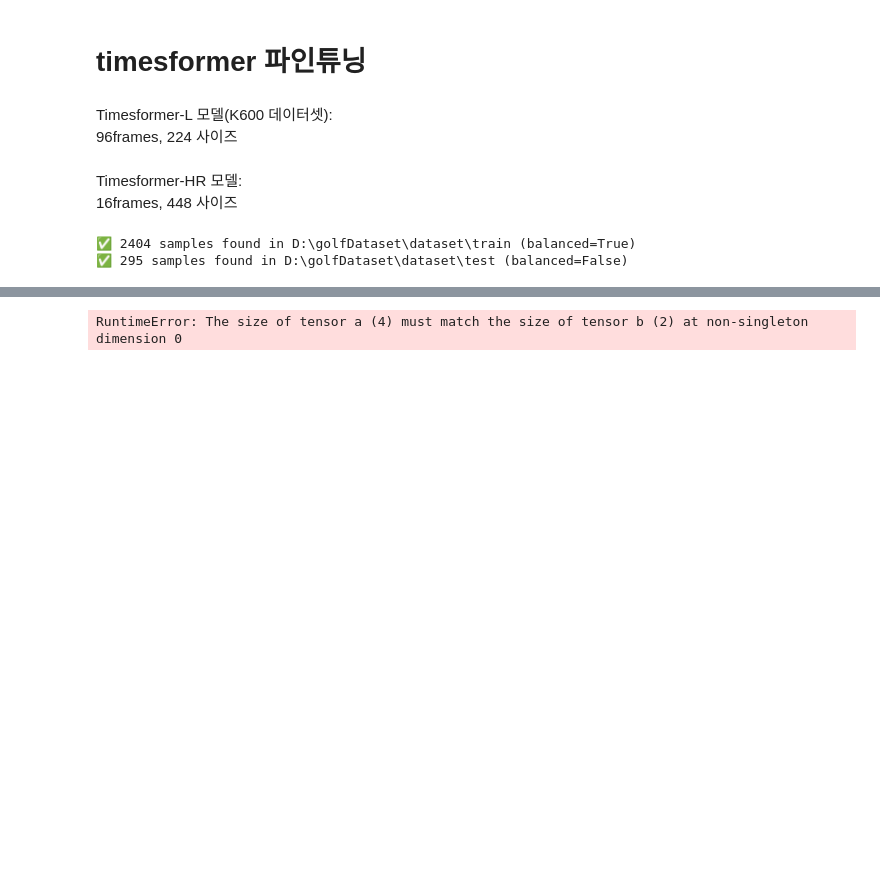
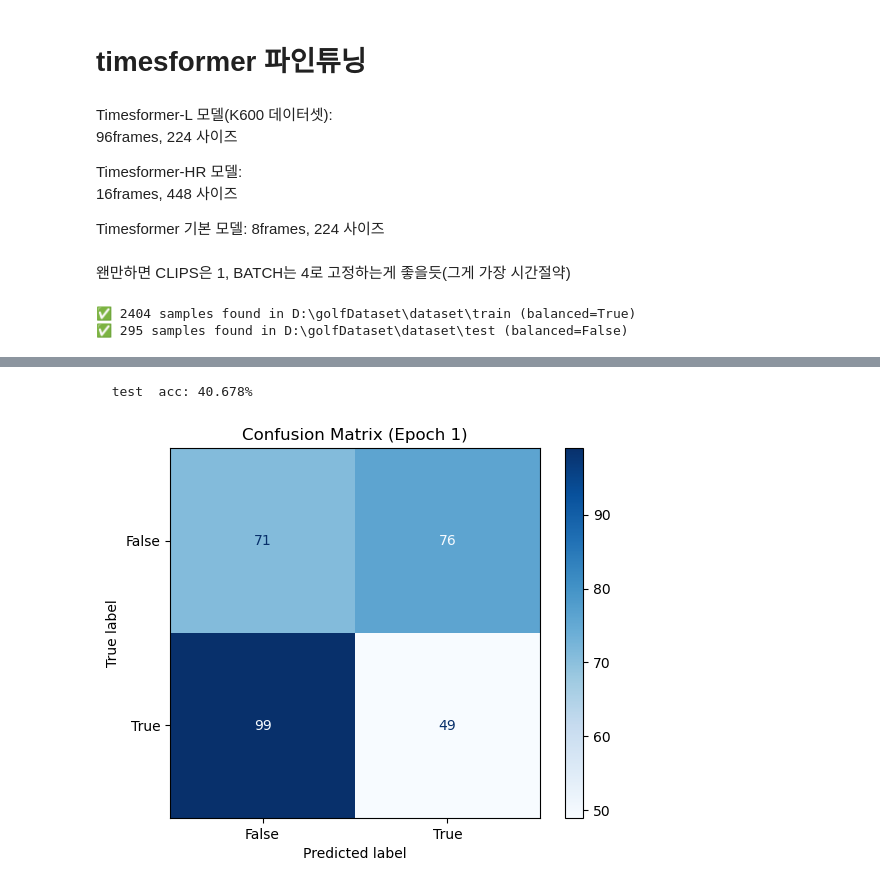
Before and after one commit to drmoon-1st/Jabez, a Jupyter notebook: golf/Timesformer_finetune/timesformer_finetune.ipynb, the cells around one changed output, grey strips where cells are left out. Cells and saved outputs as stored; diff of their text form; code cells hidden in the pictures; blank space fills up the shorter version.

```diff
--- a/golf/Timesformer_finetune/timesformer_finetune.ipynb
+++ b/golf/Timesformer_finetune/timesformer_finetune.ipynb
@@ -3,9 +3,14 @@
 # %% [markdown]
 Timesformer-L 모델(K600 데이터셋):
 96frames, 224 사이즈
+
+Timesformer-HR 모델:
+16frames, 448 사이즈
+
+Timesformer 기본 모델:
+8frames, 224 사이즈
-# %% [markdown]
-Timesformer-HR 모델:
-16frames, 448 사이즈
+# %% [markdown]
+왠만하면 CLIPS은 1, BATCH는 4로 고정하는게 좋을듯(그게 가장 시간절약)
 # %%
 import sys
 sys.path.append(r"D:\timesformer")
@@ -23,21 +28,23 @@ from decord import VideoReader
 from tqdm import tqdm
 from timesformer.models.vit import TimeSformer
 import pickle
+import matplotlib.pyplot as plt
 torch.cuda.empty_cache()
 
 # ----------------- 하이퍼파라미터 및 경로 ----------------------------
 TRAIN_ROOT = Path(r"D:\golfDataset\dataset\train")
 TEST_ROOT  = Path(r"D:\golfDataset\dataset\test")
-PRETRAIN_PTH = Path(r"D:\timesformer\pretrained\TimeSformer_divST_16x16_448_K600.pyth")
-# Path(r"D:\timesformer\pretrained\TimeSformer_divST_16x16_448_K600.pyth")  # 16프레임 모델 경로
-NUM_FRAMES = 16
-CLIPS_PER_VIDEO = 2
-IMG_SIZE = 448
-BATCH_SIZE = 2
-LR = 1e-5
-WEIGHT_DECAY = 0.05
-DROPOUT = 0.7
-EPOCHS = 10
+PRETRAIN_PTH = Path(r"D:\timesformer\pretrained\TimeSformer_divST_8x32_224_K600.pyth")
+NUM_FRAMES = 8
+IMG_SIZE = 224
+# ----------------- 조정 가능 파라미터 ----------------------------
+CLIPS_PER_VIDEO = 1
+BATCH_SIZE = 4
+LR = 5e-4
+WEIGHT_DECAY = 0.1
+DROPOUT = 0.3
+TF_RATIO = [1.2, 1.0]
+EPOCHS = 5
 SEED = 42
 EPOCHS_DIR = Path("epochs")
 EPOCHS_DIR.mkdir(exist_ok=True)
@@ -129,20 +136,21 @@ test_loader  = DataLoader(test_dataset, batch_size=BATCH_SIZE, shuffle=False, nu
 base_model = TimeSformer(img_size=IMG_SIZE, num_frames=NUM_FRAMES,
                         num_classes=2, attention_type='divided_space_time',
                         pretrained_model=str(PRETRAIN_PTH)).to(DEVICE)
-model = TimeSformerWithDropout(base_model, dropout_p=0.5).to(DEVICE)
+model = TimeSformerWithDropout(base_model, dropout_p=DROPOUT).to(DEVICE)
 
 def get_trainable_params(model):
-    trainable = []
-    for name, param in model.named_parameters():
-        if any(x in name for x in ('head', 'cls_head')):
-            param.requires_grad = True
-            trainable.append(param)
-        else:
-            param.requires_grad = False
-    return trainable
+    # 백본 전체와 헤드 모두 학습
+    params = []
+    for param in model.base.model.parameters():
+        param.requires_grad = True
+        params.append(param)
+    for param in model.base.model.head.parameters():
+        param.requires_grad = True
+        params.append(param)
+    return params
 
-optimizer = optim.AdamW(get_trainable_params(model), lr=LR, weight_decay=WEIGHT_DECAY)
-criterion = nn.CrossEntropyLoss()
+optimizer = optim.AdamW(model.parameters(), lr=LR, weight_decay=WEIGHT_DECAY)
+criterion = nn.CrossEntropyLoss(weight=torch.tensor(TF_RATIO).to(DEVICE))
 
 # ----------------- Checkpoint 불러오기 ----------------------------
 start_epoch = 0
@@ -155,6 +163,8 @@ if CHECKPOINT_PATH.exists():
     print(f"✅ Resuming from epoch {start_epoch}")
 
 # ----------------- 학습 및 각 epoch별 모델 저장/테스트 ----------------------------
+from sklearn.metrics import confusion_matrix, ConfusionMatrixDisplay
+
 train_logs = {"train_acc": [], "test_acc": [], "train_loss": []}
 test_acc_per_epoch = []
 
@@ -197,13 +207,16 @@ for epoch in range(start_epoch, EPOCHS):
     }, epoch_model_path)
     print(f"  ✔ Model saved: {epoch_model_path}")
 
-    # ✔ 테스트 정확도 기록 (test 데이터셋에서)
+    # ✔ 테스트 정확도 및 confusion matrix 기록 (test 데이터셋에서)
+    all_preds = []
+    all_labels = []
+    test_total = test_correct = 0
     with torch.no_grad():
         test_bar = tqdm(test_loader, desc=f"Epoch {epoch} [Test]", ncols=70, leave=False)
         for clips, label in test_bar:
             B = clips.shape[0]
-            vids = clips.view(-1, *clips.shape[2:]).to(DEVICE)  # (B*CLIPS_PER_VIDEO, C, T, H, W)
-            labs = label.repeat(CLIPS_PER_VIDEO).to(DEVICE)     # [B*CLIPS_PER_VIDEO]
+            vids = clips.view(-1, *clips.shape[2:]).to(DEVICE)
+            labs = label.repeat(CLIPS_PER_VIDEO).to(DEVICE)
             probs = model(vids).softmax(1)
             pred = probs.argmax(1)
             test_total += pred.size(0)
@@ -211,10 +224,19 @@ for epoch in range(start_epoch, EPOCHS):
             test_bar.set_postfix({
                 "Acc": f"{test_correct/test_total:.2%}"
             })
+            all_preds.extend(pred.cpu().numpy())
+            all_labels.extend(labs.cpu().numpy())
     test_acc = test_correct / test_total if test_total > 0 else 0
     train_logs["test_acc"].append(test_acc)
     test_acc_per_epoch.append(test_acc)
     print(f"  test  acc: {test_acc:.3%}")
+
+    # ✔ confusion matrix 출력
+    cm = confusion_matrix(all_labels, all_preds)
+    disp = ConfusionMatrixDisplay(confusion_matrix=cm, display_labels=["False", "True"])
+    disp.plot(cmap="Blues")
+    plt.title(f"Confusion Matrix (Epoch {epoch+1})")
+    plt.show()
 
     # ✔ 로그 저장
     with open("train_logs.pkl", "wb") as f:
@@ -253,2 +275,3 @@ plt.show()
   ✔ Model saved: epochs\epoch_1.pth
-RuntimeError: The size of tensor a (4) must match the size of tensor b (2) at non-singleton dimension 0
+  test  acc: 40.678%
+[figure, added]
```
Also changed, not shown: parts of 2 cells of this notebook, 8 other files.
